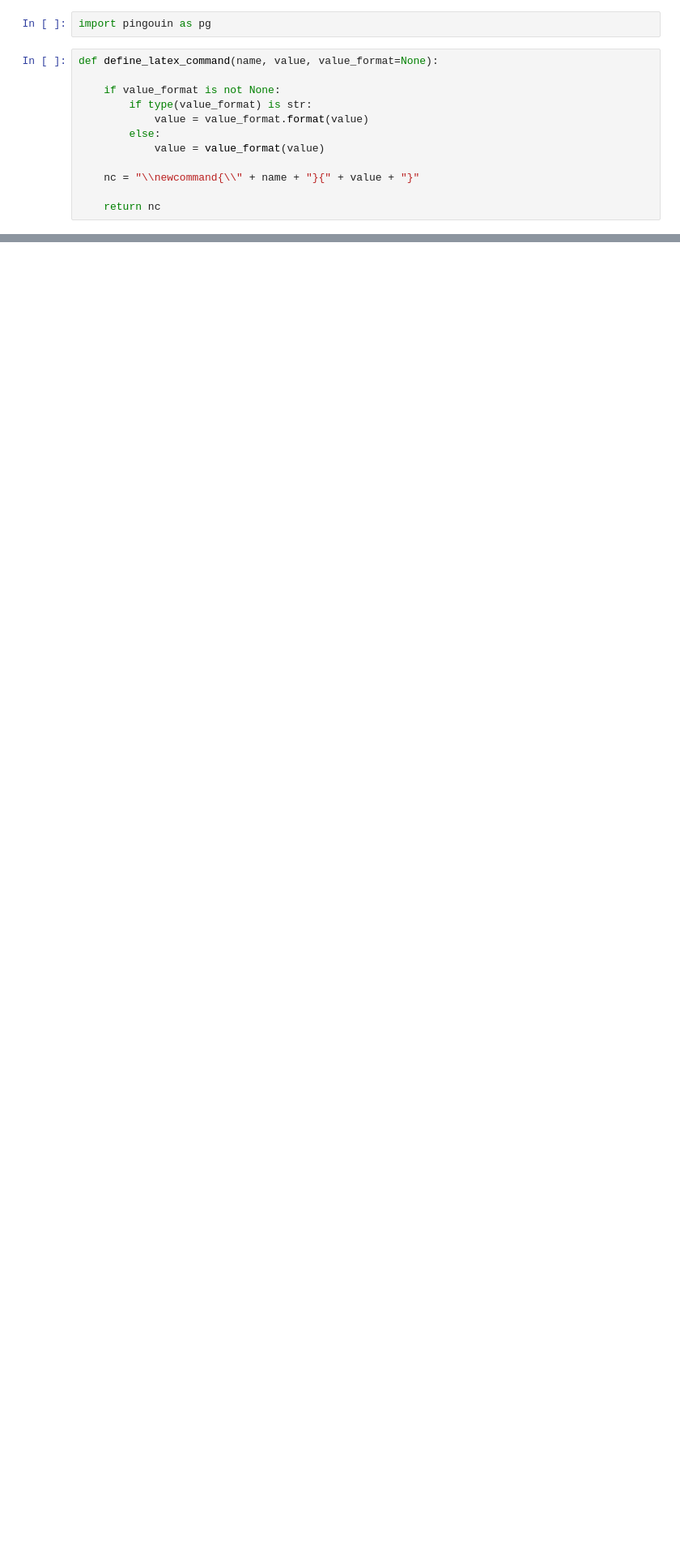
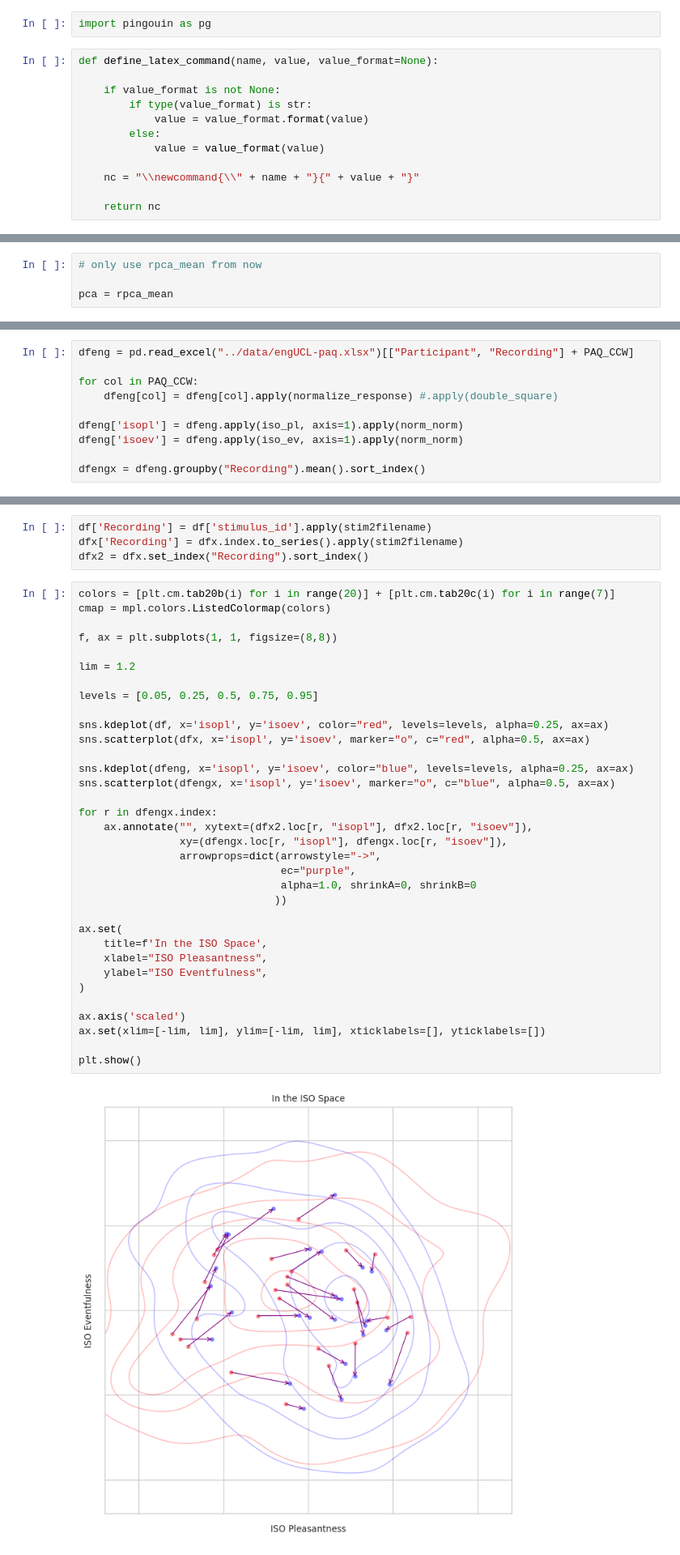
Before and after one commit to ntudsp/satp-tha-stage2, a Jupyter notebook: code/main.ipynb, the cells around one changed output, grey strips where cells are left out. Shown at 81% size. Drawn from its saved outputs; the diff is of its cells as text; blank space fills up the shorter version.

```diff
--- a/code/main.ipynb
+++ b/code/main.ipynb
@@ -202,0 +351,4 @@ ax.grid()
+# %%
+# only use rpca_mean from now
+
+pca = rpca_mean
@@ -292,0 +516,10 @@ antip('pl', 'an'), antip('un', 'ev')
+# %%
+dfeng = pd.read_excel("../data/engUCL-paq.xlsx")[["Participant", "Recording"] + PAQ_CCW]
+
+for col in PAQ_CCW:
+    dfeng[col] = dfeng[col].apply(normalize_response) #.apply(double_square)
+
+dfeng['isopl'] = dfeng.apply(iso_pl, axis=1).apply(norm_norm)
+dfeng['isoev'] = dfeng.apply(iso_ev, axis=1).apply(norm_norm)
+
+dfengx = dfeng.groupby("Recording").mean().sort_index()
@@ -292,0 +557,40 @@ antip('pl', 'an'), antip('un', 'ev')
+# %%
+df['Recording'] = df['stimulus_id'].apply(stim2filename)
+dfx['Recording'] = dfx.index.to_series().apply(stim2filename)
+dfx2 = dfx.set_index("Recording").sort_index()
+# %%
+colors = [plt.cm.tab20b(i) for i in range(20)] + [plt.cm.tab20c(i) for i in range(7)]
+cmap = mpl.colors.ListedColormap(colors)
+
+f, ax = plt.subplots(1, 1, figsize=(8,8))
+
+lim = 1.2
+
+levels = [0.05, 0.25, 0.5, 0.75, 0.95]
+
+sns.kdeplot(df, x='isopl', y='isoev', color="red", levels=levels, alpha=0.25, ax=ax)
+sns.scatterplot(dfx, x='isopl', y='isoev', marker="o", c="red", alpha=0.5, ax=ax)
+
+sns.kdeplot(dfeng, x='isopl', y='isoev', color="blue", levels=levels, alpha=0.25, ax=ax)
+sns.scatterplot(dfengx, x='isopl', y='isoev', marker="o", c="blue", alpha=0.5, ax=ax)
+
+for r in dfengx.index:
+    ax.annotate("", xytext=(dfx2.loc[r, "isopl"], dfx2.loc[r, "isoev"]),
+                xy=(dfengx.loc[r, "isopl"], dfengx.loc[r, "isoev"]),
+                arrowprops=dict(arrowstyle="->",
+                                ec="purple",
+                                alpha=1.0, shrinkA=0, shrinkB=0
+                               ))
+
+ax.set(
+    title=f'In the ISO Space',
+    xlabel="ISO Pleasantness",
+    ylabel="ISO Eventfulness",
+)
+
+ax.axis('scaled')
+ax.set(xlim=[-lim, lim], ylim=[-lim, lim], xticklabels=[], yticklabels=[])
+
+plt.show()
+# %% [output]
+[figure, added]
```
Also changed, not shown: parts of 49 cells of this notebook, 29 other files.
